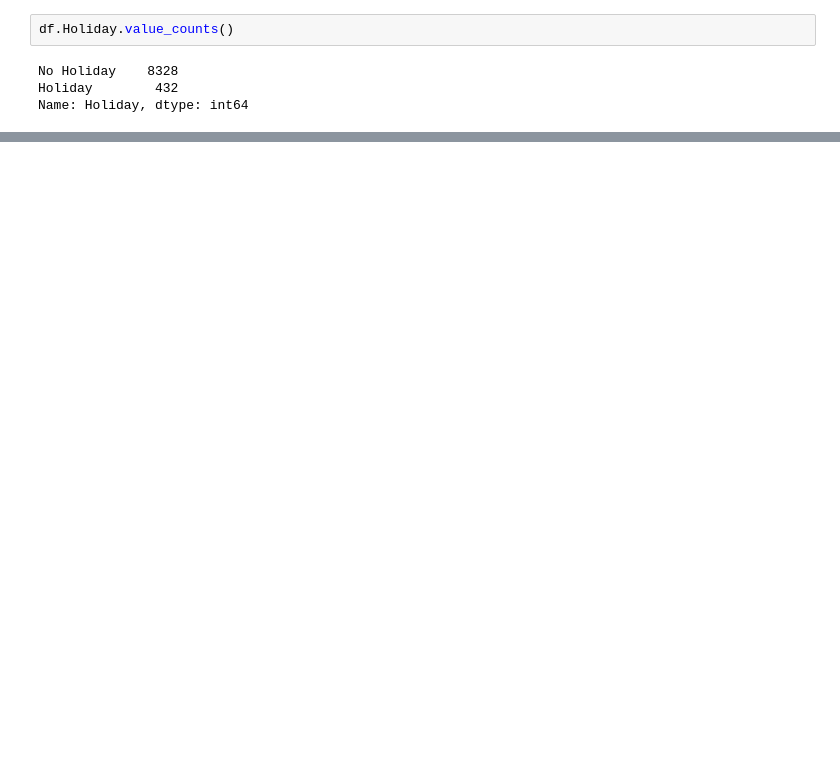
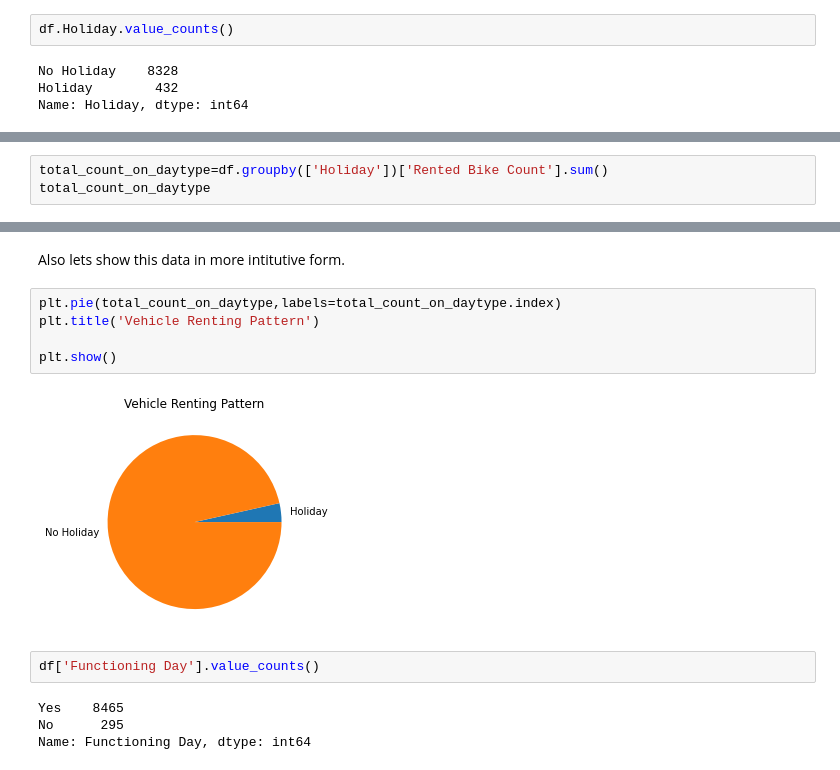
Before and after one commit to GoPlusUltra/Bike-Sharing-Prediction-Model, a Jupyter notebook: Copy_of_Bike_Sharing_Demand_Prediction_Capstone_Project.ipynb, the cells around one changed output, grey strips where cells are left out. Saved outputs shown, nothing was run; the diff lists cells and outputs as text; blank space fills up the shorter version.

```diff
--- a/Copy_of_Bike_Sharing_Demand_Prediction_Capstone_Project.ipynb
+++ b/Copy_of_Bike_Sharing_Demand_Prediction_Capstone_Project.ipynb
@@ -89,0 +153,3 @@ Name: Holiday, dtype: int64
+# %%
+total_count_on_daytype=df.groupby(['Holiday'])['Rented Bike Count'].sum()
+total_count_on_daytype
@@ -89,0 +171,15 @@ Name: Holiday, dtype: int64
+# %% [markdown]
+Also lets show this data in more intitutive form.
+# %%
+plt.pie(total_count_on_daytype,labels=total_count_on_daytype.index)
+plt.title('Vehicle Renting Pattern')
+
+plt.show()
+# %% [output]
+[figure, added]
+# %%
+df['Functioning Day'].value_counts()
+# %% [output]
+Yes    8465
+No      295
+Name: Functioning Day, dtype: int64
```
Also changed, not shown: parts of 30 cells of this notebook.
